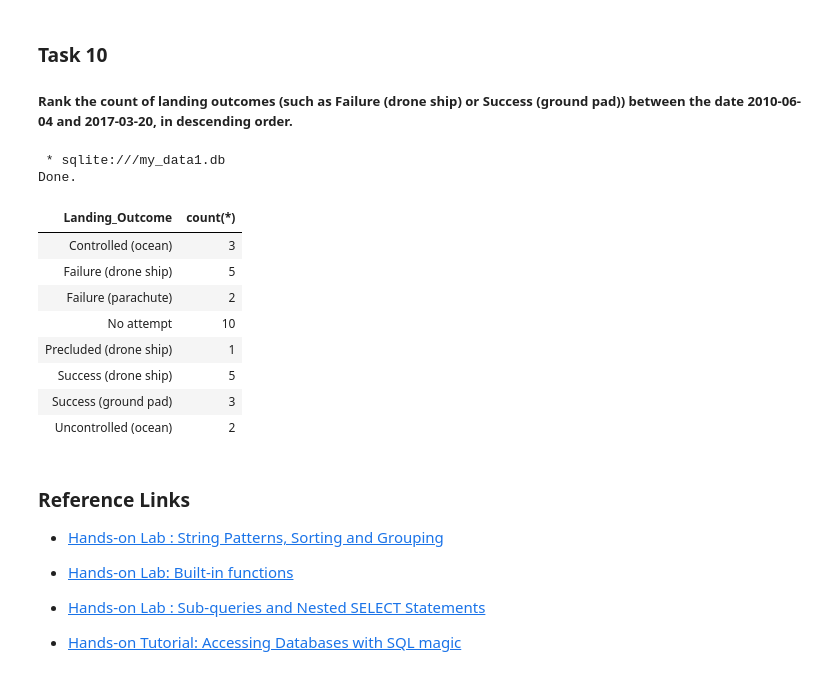
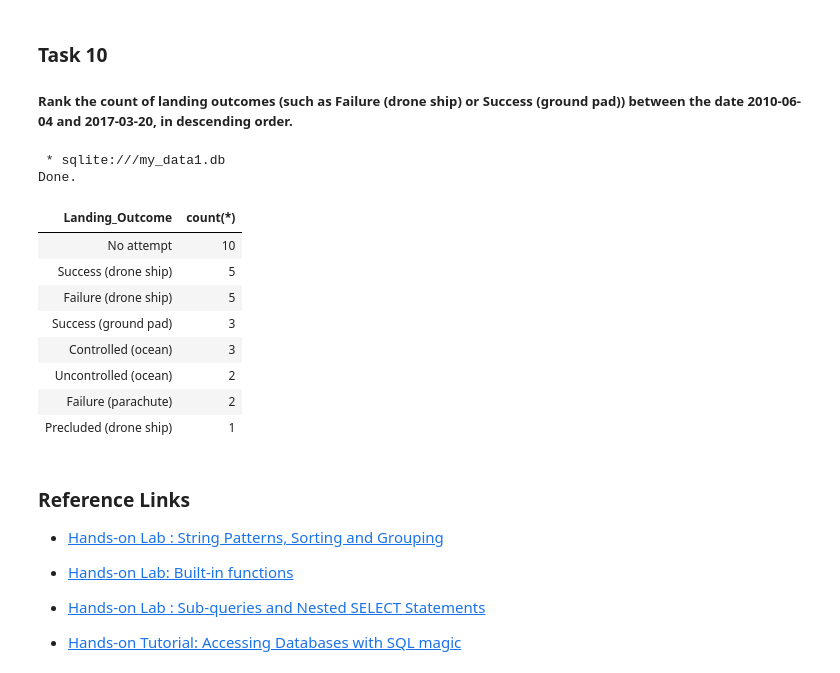
Before and after one commit to jacobsanchezbejarano/data_science_capstone, a Jupyter notebook: jupyter-labs-eda-sql-coursera_sqllite.ipynb, the cells around one changed output. Saved outputs shown, nothing was run; the diff lists cells and outputs as text; code cells hidden in the pictures.

```diff
--- a/jupyter-labs-eda-sql-coursera_sqllite.ipynb
+++ b/jupyter-labs-eda-sql-coursera_sqllite.ipynb
@@ -254,19 +293,20 @@ Done.
 # %%
 %%sql select Landing_Outcome, count(*) from SPACEXTABLE
 where Date between '2010-06-04' and '2017-03-20'
 group by Landing_Outcome
+order by count(*) desc
 # %% [output]
  * sqlite:///my_data1.db
 Done.
 | Landing_Outcome | count(*) |
+| No attempt | 10 |
+| Success (drone ship) | 5 |
+| Failure (drone ship) | 5 |
+| Success (ground pad) | 3 |
 | Controlled (ocean) | 3 |
-| Failure (drone ship) | 5 |
+| Uncontrolled (ocean) | 2 |
 | Failure (parachute) | 2 |
-| No attempt | 10 |
 | Precluded (drone ship) | 1 |
-| Success (drone ship) | 5 |
-| Success (ground pad) | 3 |
-| Uncontrolled (ocean) | 2 |
 # %% [markdown]
 ### Reference Links
 
```
Also changed, not shown: parts of 5 cells of this notebook, 1 other file.
